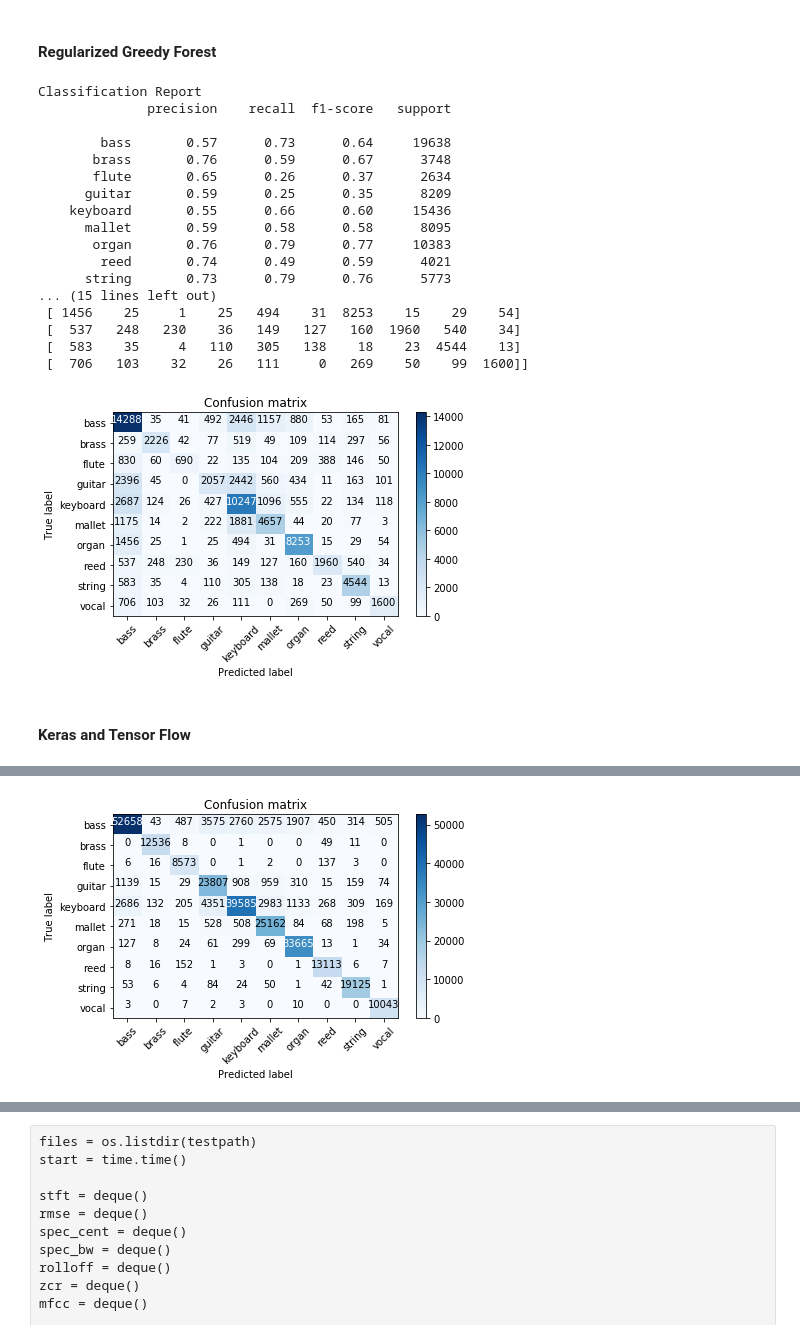
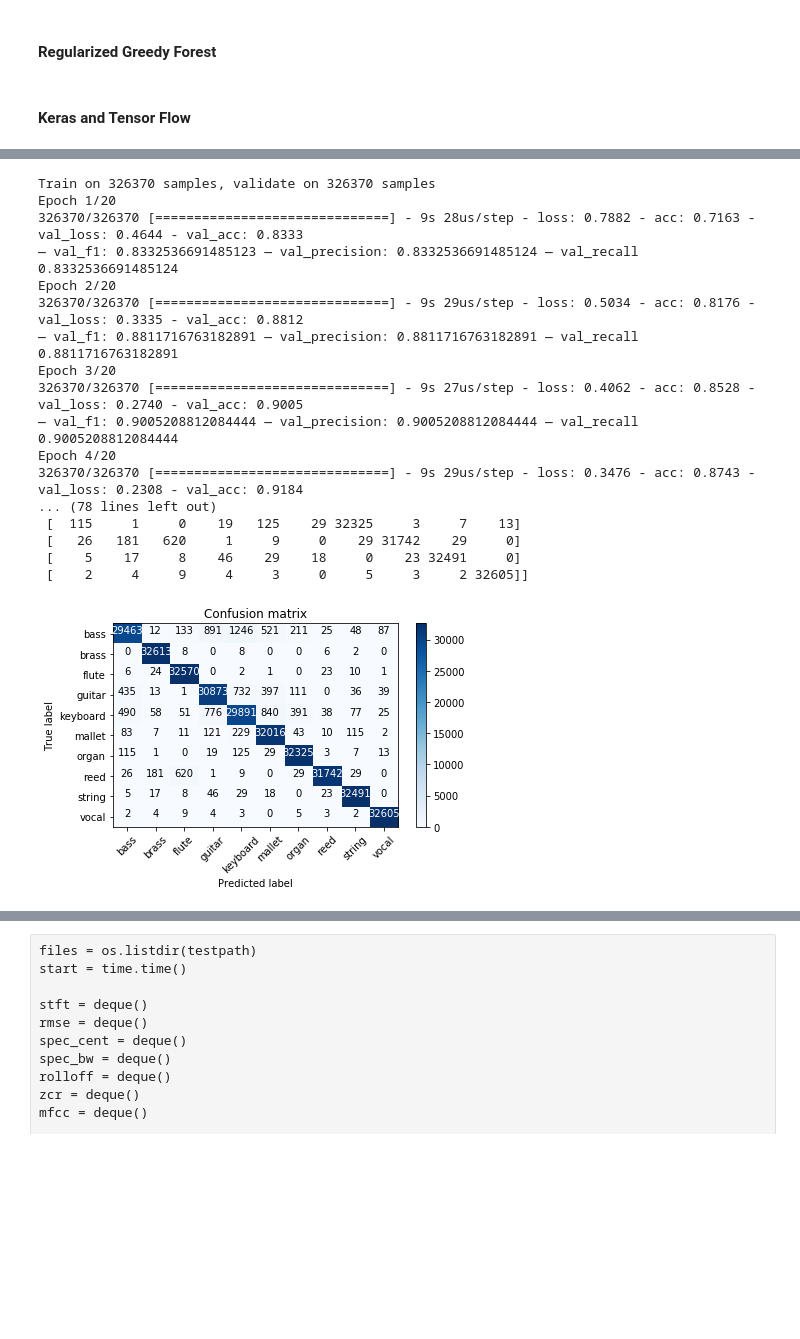
Before and after one commit to rsouza/oeawai, a Jupyter notebook: Challenge/feature_extraction.ipynb, the cells around one changed output, grey strips where cells are left out. Cells and saved outputs as stored; diff of their text form; code cells hidden in the pictures; blank space fills up the shorter version.

Commit message:
best score

```diff
--- a/Challenge/feature_extraction.ipynb
+++ b/Challenge/feature_extraction.ipynb
@@ -138,0 +94,16 @@ df_train.head(20)
+# %%
+stft = np.load('./stft.train.npy')
+rmse = np.load('./rmse.train.npy')
+spec_cent = np.load('./spec_cent.train.npy')
+spec_bw = np.load('./spec_bw.train.npy')
+rolloff = np.load('./rolloff.train.npy')
+zcr = np.load('./zcr.train.npy')
+mfcc = np.load('./mfcc.train.npy')
+
+print(stft.shape)
+print(rmse.shape)
+print(spec_cent.shape)
+print(spec_bw.shape)
+print(rolloff.shape)
+print(zcr.shape)
+print(mfcc.shape)
@@ -158,7 +187,7 @@ print(X[0])
 # %%
 # defining target
 encoder = LabelEncoder()
-y = encoder.fit_transform(traindata['instrument'])
+y = encoder.fit_transform(df_train['instrument'])
 print(y.shape)
 print(y[0:5])
 # %% [output]
@@ -500,35 +421,16 @@ from rgf.sklearn import RGFClassifier, FastRGFClassifier
 clf_rgf = RGFClassifier(max_leaf=240,
                         algorithm="RGF_Sib",
                         test_interval=100,
-                        verbose=False,).fit(X_train, y_train)
+                        verbose=False,).fit(Xbal[train_index], ybal[train_index])
 
-yhat = clf_rgf.predict(X_test)
-clf_eval(yhat, y_test)
+yhat = clf_rgf.predict(Xbal[test_index])
+clf_eval(yhat, ybal[test_index])
-# %% [output]
-Classification Report
-              precision    recall  f1-score   support
-
-        bass       0.57      0.73      0.64     19638
-       brass       0.76      0.59      0.67      3748
-       flute       0.65      0.26      0.37      2634
-      guitar       0.59      0.25      0.35      8209
-    keyboard       0.55      0.66      0.60     15436
-      mallet       0.59      0.58      0.58      8095
-       organ       0.76      0.79      0.77     10383
-        reed       0.74      0.49      0.59      4021
-      string       0.73      0.79      0.76      5773
-... (15 lines left out)
- [ 1456    25     1    25   494    31  8253    15    29    54]
- [  537   248   230    36   149   127   160  1960   540    34]
- [  583    35     4   110   305   138    18    23  4544    13]
- [  706   103    32    26   111     0   269    50    99  1600]]
-[figure, removed]
 # %% [markdown]
 #### Keras and Tensor Flow
 # %%
 # creating a model
 model = models.Sequential()
-model.add(layers.Dense(256, activation='selu', input_shape=(X_train.shape[1],)))
+model.add(layers.Dense(256, activation='selu', input_shape=(Xbal[train_index].shape[1],)))
 model.add(layers.Dense(128, activation='selu'))
 model.add(layers.Dropout(0.5))
 model.add(layers.Dense(64, activation='selu'))
@@ -537,9 +439,9 @@ model.compile(optimizer='adam',
               loss='sparse_categorical_crossentropy',
               metrics=['accuracy'])
 
-history = model.fit(X_train,
-                    y_train,
-                    validation_data=(X_test,y_test),
+history = model.fit(Xbal[train_index],
+                    ybal[train_index],
+                    validation_data=(Xbal[test_index],ybal[test_index]),
                     #validation_split=0.2,
                     epochs=20,
                     batch_size=64,
@@ -547,10 +449,10 @@ history = model.fit(X_train,
                    )
 
 # calculate accuracy
-test_loss, test_acc = model.evaluate(X_test,y_test)
+test_loss, test_acc = model.evaluate(Xbal[test_index],ybal[test_index])
 print('test_acc: ',test_acc)
 
 # predictions
-yhat = np.argmax(model.predict(X), axis=1)
-clf_eval(yhat, y)
+yhat = np.argmax(model.predict(Xbal[test_index]), axis=1)
+clf_eval(yhat, ybal[test_index])
 # %% [output]
@@ -574 +474,18 @@ Epoch 4/20
+Train on 326370 samples, validate on 326370 samples
+Epoch 1/20
+326370/326370 [==============================] - 9s 28us/step - loss: 0.7882 - acc: 0.7163 - val_loss: 0.4644 - val_acc: 0.8333
+— val_f1: 0.8332536691485123 — val_precision: 0.8332536691485124 — val_recall 0.8332536691485124
+Epoch 2/20
+326370/326370 [==============================] - 9s 29us/step - loss: 0.5034 - acc: 0.8176 - val_loss: 0.3335 - val_acc: 0.8812
+— val_f1: 0.8811716763182891 — val_precision: 0.8811716763182891 — val_recall 0.8811716763182891
+Epoch 3/20
+326370/326370 [==============================] - 9s 27us/step - loss: 0.4062 - acc: 0.8528 - val_loss: 0.2740 - val_acc: 0.9005
+— val_f1: 0.9005208812084444 — val_precision: 0.9005208812084444 — val_recall 0.9005208812084444
+Epoch 4/20
+326370/326370 [==============================] - 9s 29us/step - loss: 0.3476 - acc: 0.8743 - val_loss: 0.2308 - val_acc: 0.9184
+... (78 lines left out)
+ [  115     1     0    19   125    29 32325     3     7    13]
+ [   26   181   620     1     9     0    29 31742    29     0]
+ [    5    17     8    46    29    18     0    23 32491     0]
+ [    2     4     9     4     3     0     5     3     2 32605]]
-[figure, old version]
+[figure, new version]
```
Also changed, not shown: parts of 41 cells of this notebook.
